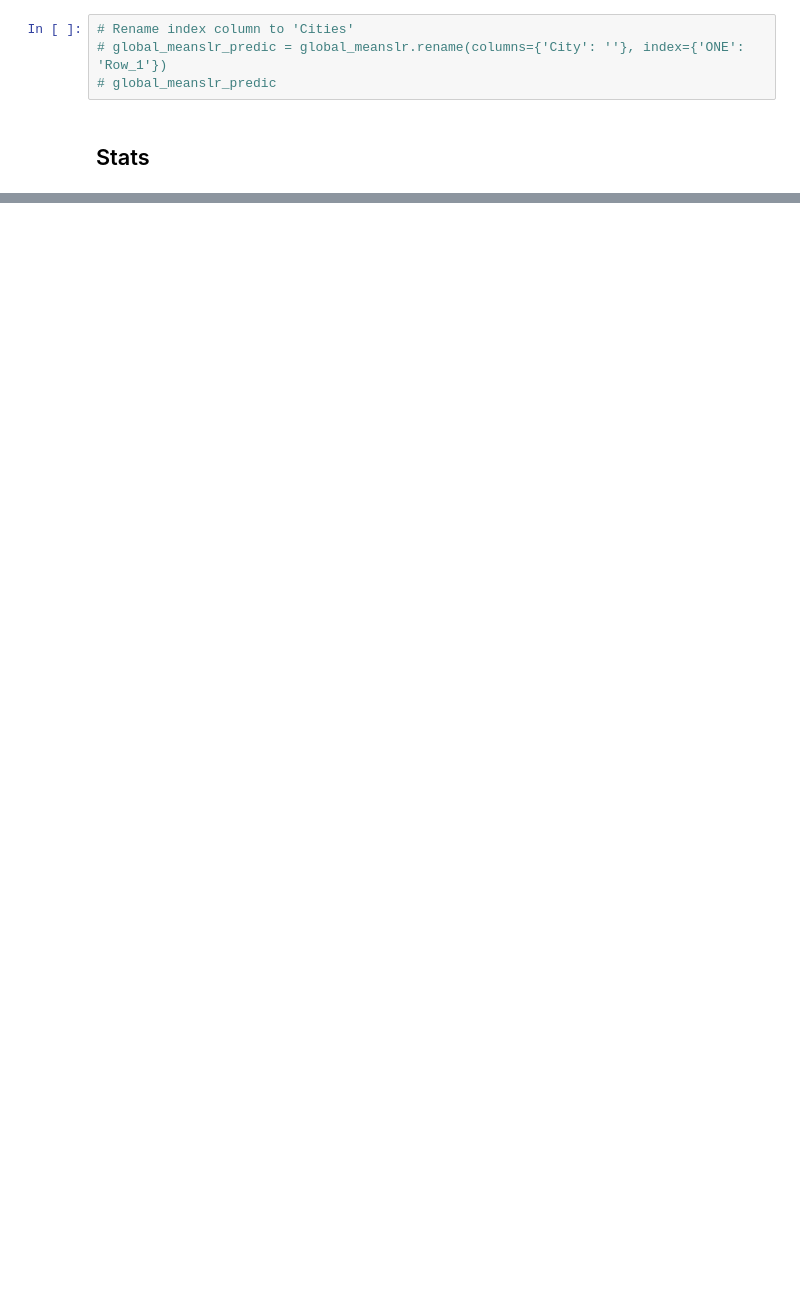
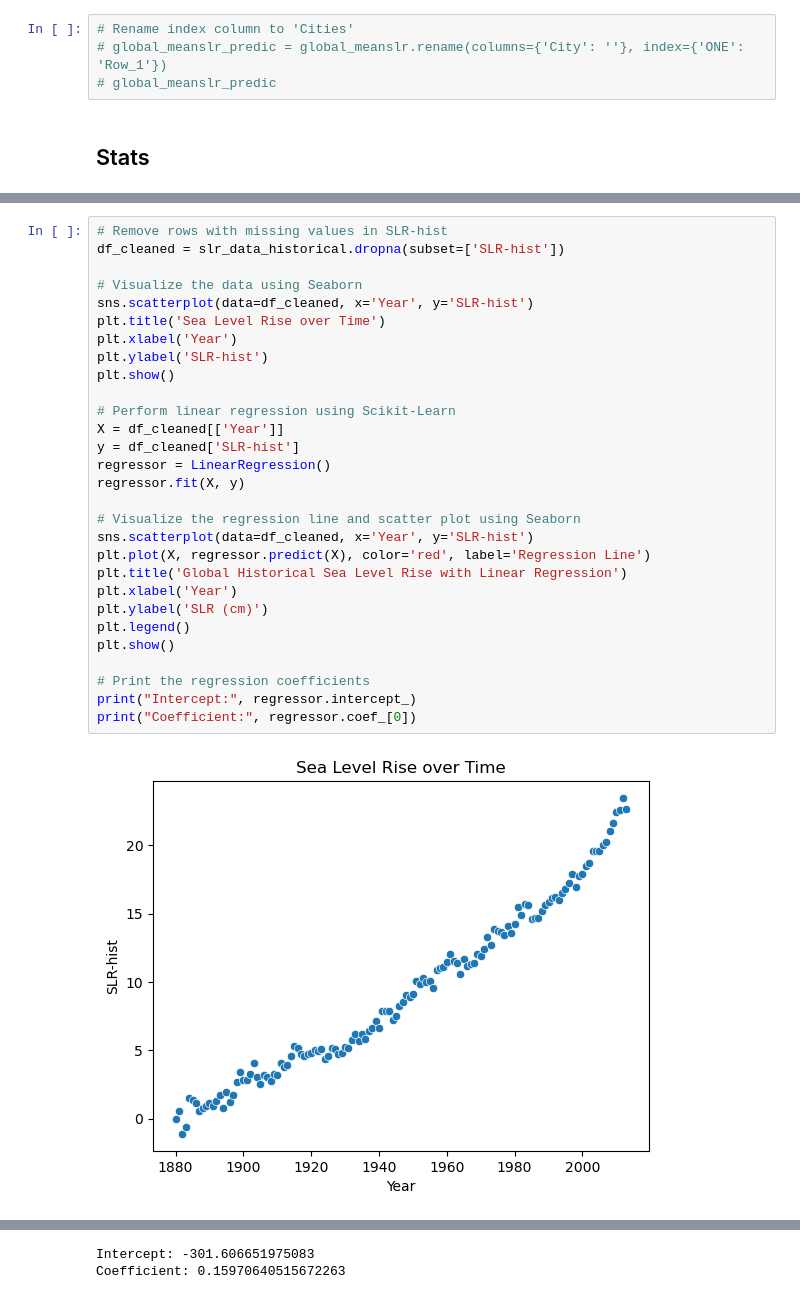
Before and after one commit to jdmandras/Project-3, a Jupyter notebook: Individual Workspaces/Jennifer Alvarez/Jennifer.ipynb, the cells around one changed output, grey strips where cells are left out. Saved outputs shown, nothing was run; the diff lists cells and outputs as text; blank space fills up the shorter version.

Commit message:
final update w linear regression model in main folder

```diff
--- a/Individual Workspaces/Jennifer Alvarez/Jennifer.ipynb
+++ b/Individual Workspaces/Jennifer Alvarez/Jennifer.ipynb
@@ -270,0 +326,31 @@ global_meanslr
+# %%
+# Remove rows with missing values in SLR-hist
+df_cleaned = slr_data_historical.dropna(subset=['SLR-hist'])
+
+# Visualize the data using Seaborn
+sns.scatterplot(data=df_cleaned, x='Year', y='SLR-hist')
+plt.title('Sea Level Rise over Time')
+plt.xlabel('Year')
+plt.ylabel('SLR-hist')
+plt.show()
+
+# Perform linear regression using Scikit-Learn
+X = df_cleaned[['Year']]
+y = df_cleaned['SLR-hist']
+regressor = LinearRegression()
+regressor.fit(X, y)
+
+# Visualize the regression line and scatter plot using Seaborn
+sns.scatterplot(data=df_cleaned, x='Year', y='SLR-hist')
+plt.plot(X, regressor.predict(X), color='red', label='Regression Line')
+plt.title('Global Historical Sea Level Rise with Linear Regression')
+plt.xlabel('Year')
+plt.ylabel('SLR (cm)')
+plt.legend()
+plt.show()
+
+# Print the regression coefficients
+print("Intercept:", regressor.intercept_)
+print("Coefficient:", regressor.coef_[0])
+# %% [output]
+[figure, added]
@@ -270,0 +358,2 @@ global_meanslr
+Intercept: -301.606651975083
+Coefficient: 0.15970640515672263
```
Also changed, not shown: parts of 15 cells of this notebook, 3 other files.
